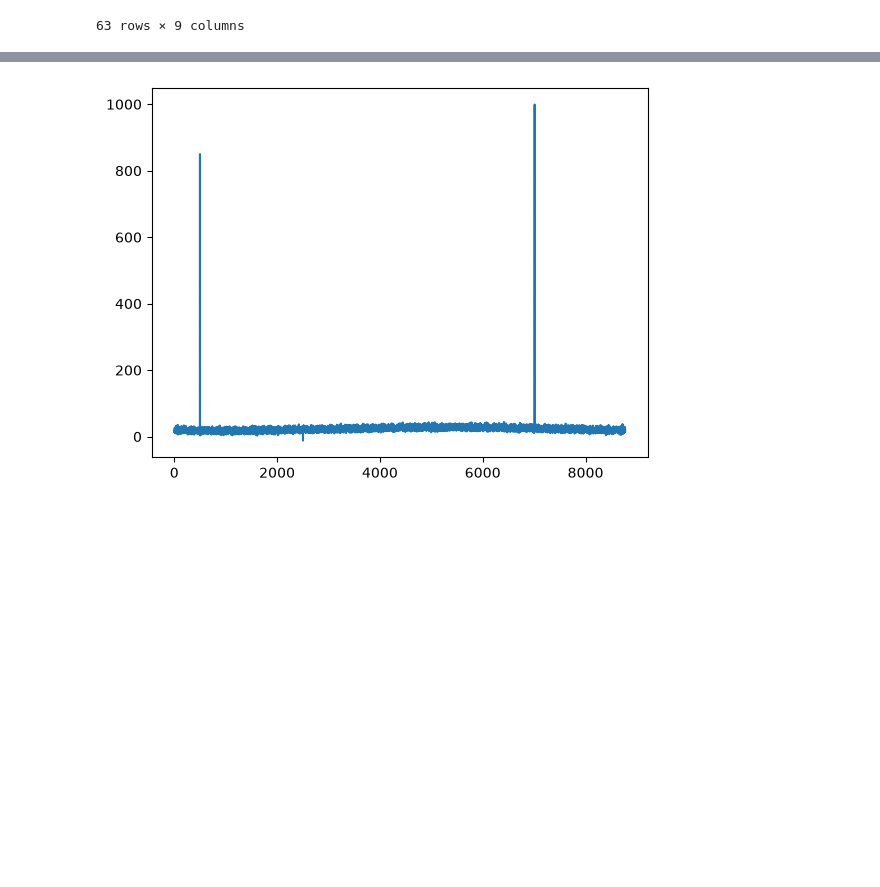
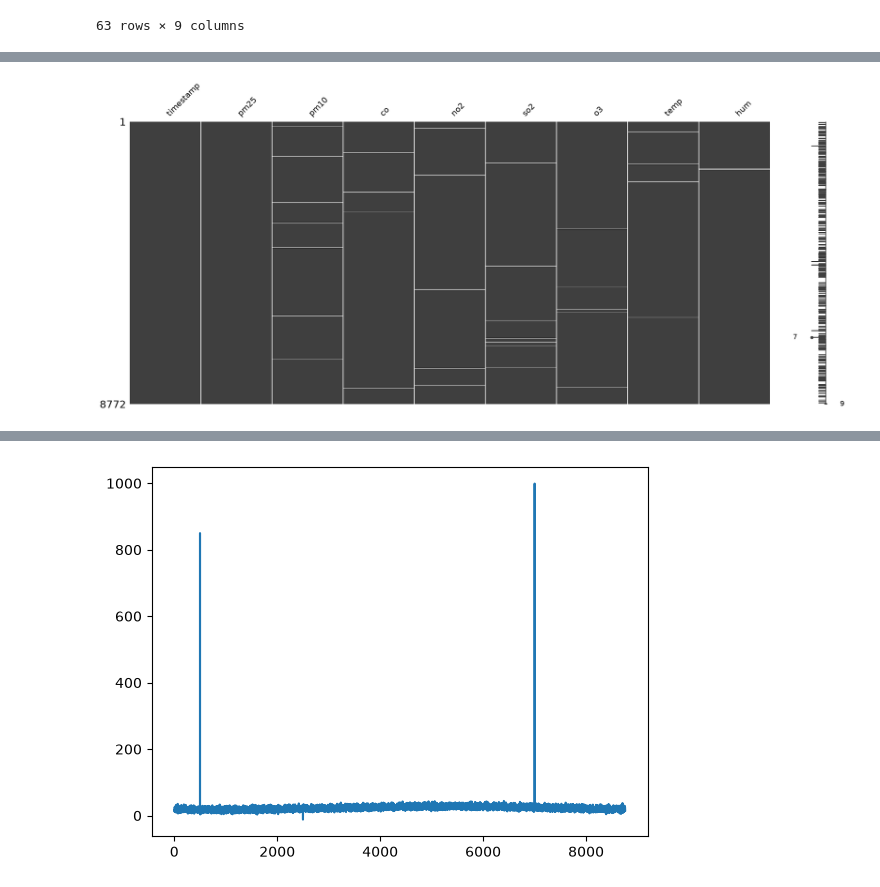
Before and after one commit to kusuma86/MACHINE-LEARNING-2026, a Jupyter notebook: Pertemuan3-DataPreprocessing.ipynb, the cells around one changed output, grey strips where cells are left out. Saved outputs shown, nothing was run; the diff lists cells and outputs as text; code cells hidden in the pictures; blank space fills up the shorter version.

```diff
--- a/Pertemuan3-DataPreprocessing.ipynb
+++ b/Pertemuan3-DataPreprocessing.ipynb
@@ -220,0 +253,7 @@ df["pm25"] = df["pm25"].ffill()
+# %%
+df["pm25"] = df["pm25"].ffill()
+# %%
+msno.matrix(df)
+plt.show()
+# %% [output]
+[figure, added]
```
Also changed, not shown: parts of 94 cells of this notebook.
